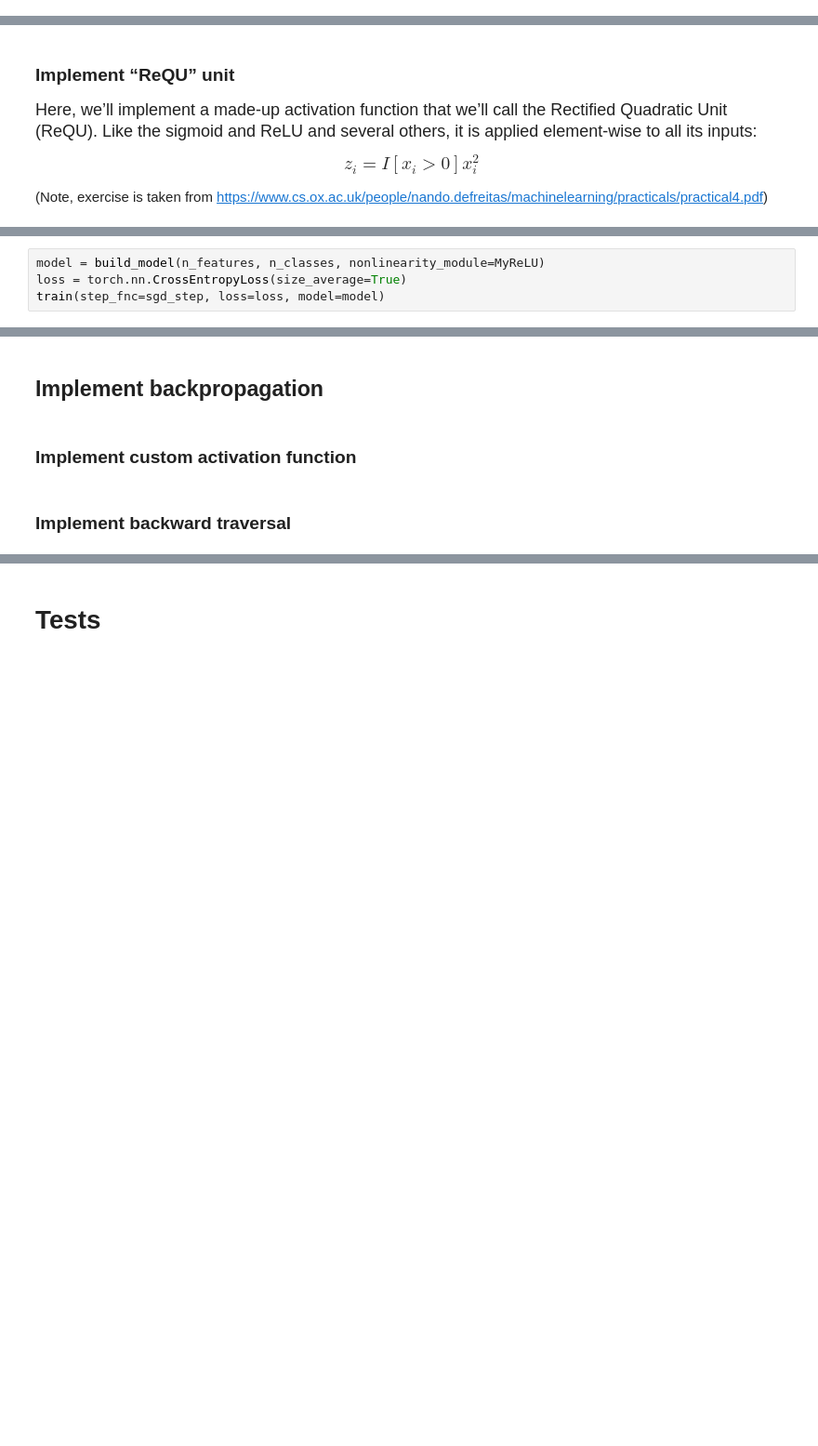
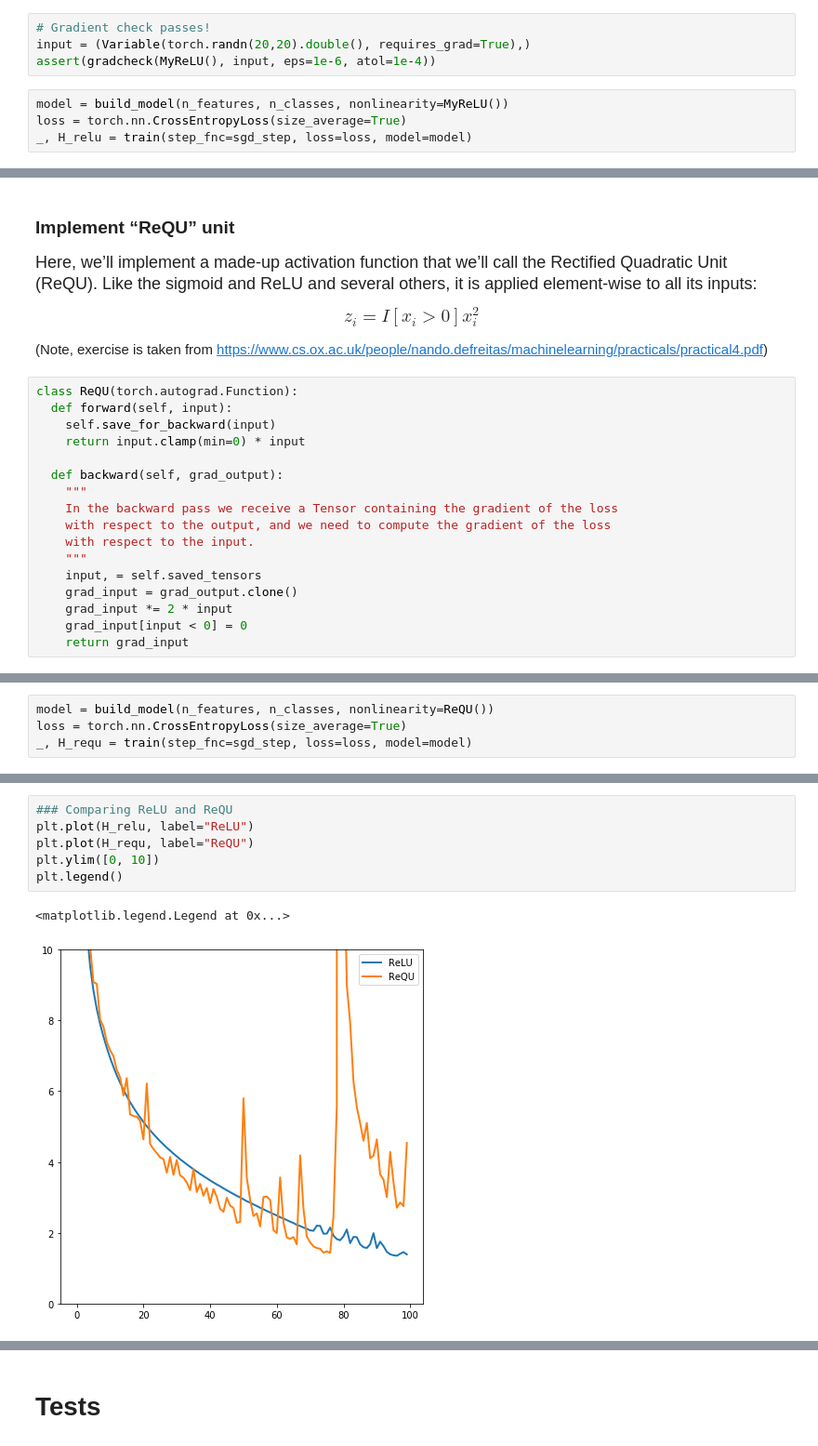
Before and after one commit to kgalias/nn2018, a Jupyter notebook: lab/4a_computing_gradient.ipynb, the cells around one changed output, grey strips where cells are left out. Shown at 93% size. Cells and saved outputs as stored; diff of their text form; blank space fills up the shorter version.

```diff
--- a/lab/4a_computing_gradient.ipynb
+++ b/lab/4a_computing_gradient.ipynb
@@ -395,0 +378,8 @@ class MyReLU(torch.autograd.Function):
+# %%
+# Gradient check passes!
+input = (Variable(torch.randn(20,20).double(), requires_grad=True),)
+assert(gradcheck(MyReLU(), input, eps=1e-6, atol=1e-4))
+# %%
+model = build_model(n_features, n_classes, nonlinearity=MyReLU())
+loss = torch.nn.CrossEntropyLoss(size_average=True)
+_, H_relu = train(step_fnc=sgd_step, loss=loss, model=model)
@@ -411,3 +426,20 @@ $$z_i = I[x_i > 0] x_i ^ 2$$
 </p>
 
 (Note, exercise is taken from  https://www.cs.ox.ac.uk/people/nando.defreitas/machinelearning/practicals/practical4.pdf)
+# %%
+class ReQU(torch.autograd.Function):
+  def forward(self, input):
+    self.save_for_backward(input)
+    return input.clamp(min=0) * input
+
+  def backward(self, grad_output):
+    """
+    In the backward pass we receive a Tensor containing the gradient of the loss
+    with respect to the output, and we need to compute the gradient of the loss
+    with respect to the input.
+    """
+    input, = self.saved_tensors
+    grad_input = grad_output.clone()
+    grad_input *= 2 * input
+    grad_input[input < 0] = 0
+    return grad_input
@@ -414,5 +450,5 @@ $$z_i = I[x_i > 0] x_i ^ 2$$
 # %%
-model = build_model(n_features, n_classes, nonlinearity_module=MyReLU)
+model = build_model(n_features, n_classes, nonlinearity=ReQU())
 loss = torch.nn.CrossEntropyLoss(size_average=True)
-train(step_fnc=sgd_step, loss=loss, model=model)
+_, H_requ = train(step_fnc=sgd_step, loss=loss, model=model)
 # %% [output]
@@ -420,6 +472,9 @@ TypeError: __main__.MyReLU is not a Module subclass
-# %% [markdown]
-## Implement backpropagation
-# %% [markdown]
-### Implement custom activation function
-# %% [markdown]
-### Implement backward traversal
+# %%
+### Comparing ReLU and ReQU
+plt.plot(H_relu, label="ReLU")
+plt.plot(H_requ, label="ReQU")
+plt.ylim([0, 10])
+plt.legend()
+# %% [output]
+<matplotlib.legend.Legend at 0x...>
+[figure, added]
```
Also changed, not shown: parts of 33 cells of this notebook.
